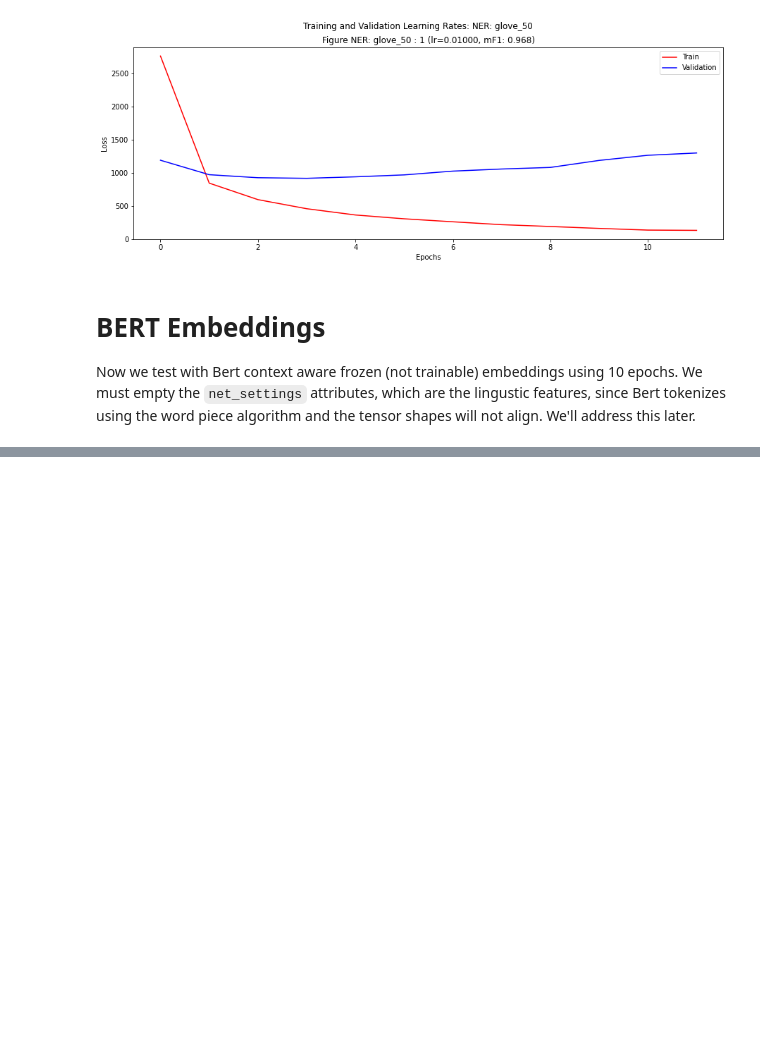
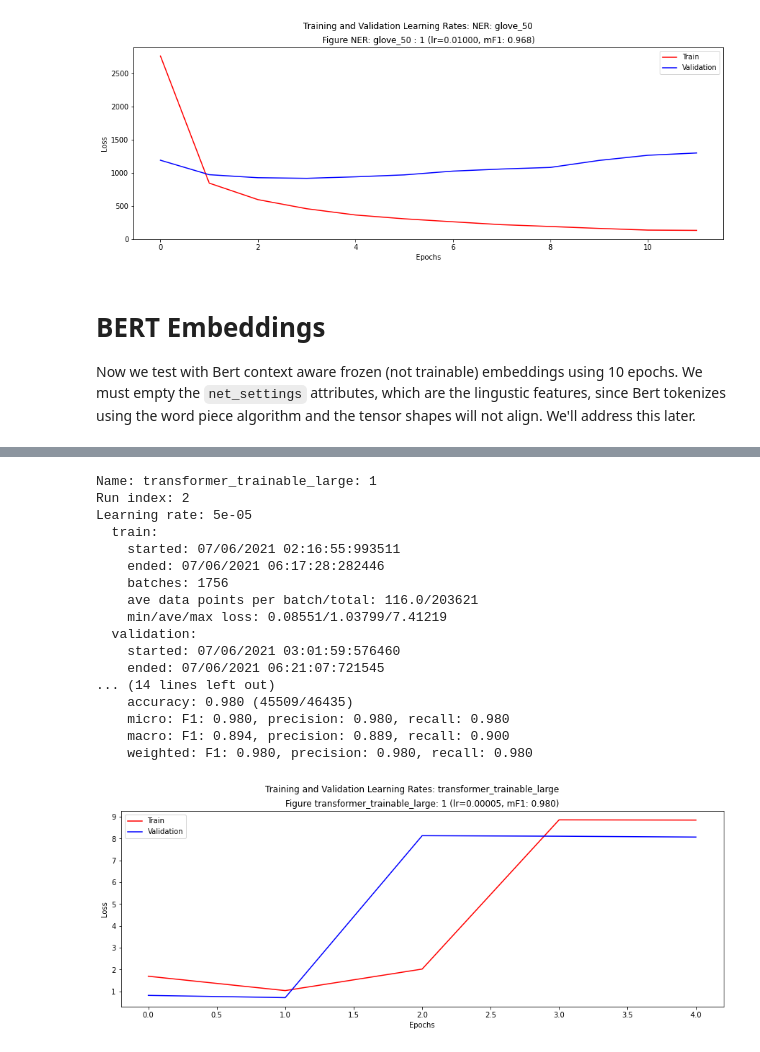
Before and after one commit to plandes/deepnlp, a Jupyter notebook: example/ner/notebook/ner.ipynb, the cells around one changed output, grey strips where cells are left out. Cells and saved outputs as stored; diff of their text form; code cells hidden in the pictures; blank space fills up the shorter version.

```diff
--- a/example/ner/notebook/ner.ipynb
+++ b/example/ner/notebook/ner.ipynb
@@ -427,0 +400,5 @@ Learning rate: 5e-05
+# %%
+mng.clear()
+facade = mng.create_facade('transformer-trainable-large')
+mng.run()
+# %% [output]
@@ -427,0 +422,18 @@ Learning rate: 5e-05
+Name: transformer_trainable_large: 1
+Run index: 2
+Learning rate: 5e-05
+  train:
+    started: 07/06/2021 02:16:55:993511
+    ended: 07/06/2021 06:17:28:282446
+    batches: 1756
+    ave data points per batch/total: 116.0/203621
+    min/ave/max loss: 0.08551/1.03799/7.41219
+  validation:
+    started: 07/06/2021 03:01:59:576460
+    ended: 07/06/2021 06:21:07:721545
+... (14 lines left out)
+    accuracy: 0.980 (45509/46435)
+    micro: F1: 0.980, precision: 0.980, recall: 0.980
+    macro: F1: 0.894, precision: 0.889, recall: 0.900
+    weighted: F1: 0.980, precision: 0.980, recall: 0.980
+[figure, added]
```
Also changed, not shown: parts of 10 cells of this notebook, 1 other file.
